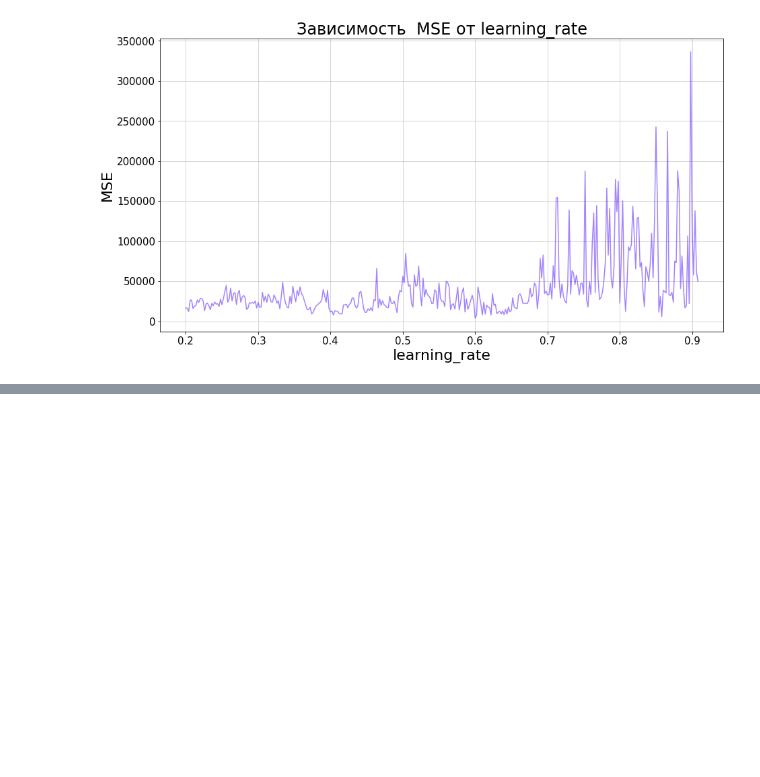
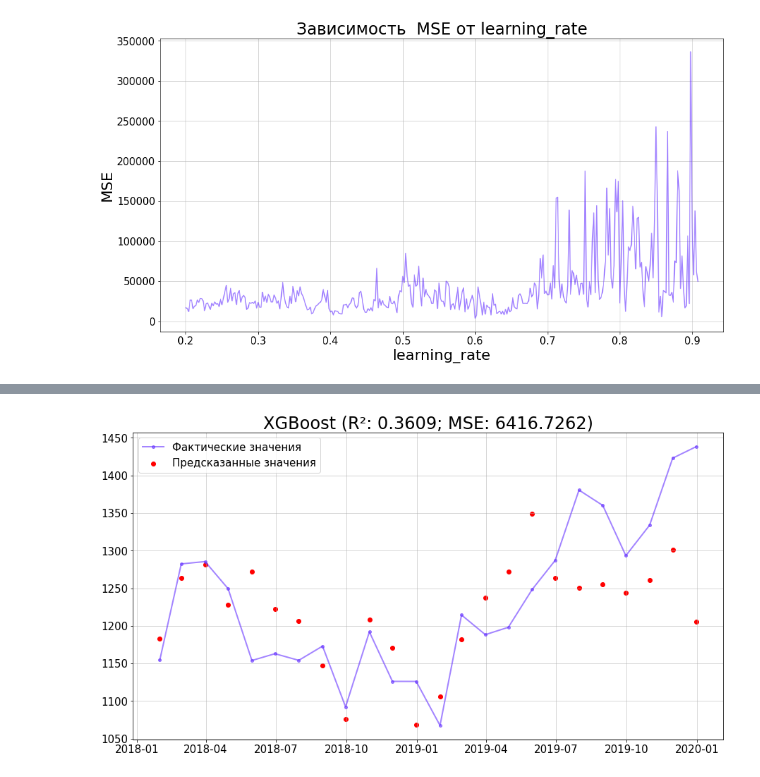
Before and after one commit to xtess16/RTSI, a Jupyter notebook: RTS_machine_learning.ipynb, the cells around one changed output, grey strips where cells are left out. Drawn from its saved outputs; the diff is of its cells as text; code cells hidden in the pictures; blank space fills up the shorter version.

```diff
--- a/RTS_machine_learning.ipynb
+++ b/RTS_machine_learning.ipynb
@@ -562,16 +588,38 @@ plt.show()
+# %%
+xgboost_params = {
+    'n_estimators': np.arange(15, 51, 1),
+    'max_depth': np.arange(5, 12, 2),
+    'learning_rate': np.arange(.4, .71, .1),
+    'min_child_weight': np.arange(1, 3),
+    'subsample': np.arange(.3, 1, .3),
+    'colsample_bytree': np.arange(.3, 1, .3)
+}
+
+count = reduce(lambda x, y: x*y, map(len, xgboost_params.values()))
+
+boosts = []
+for args in tqdm(product(*xgboost_params.values()), total=count):
+    params = dict(zip(xgboost_params.keys(), args))
+    xgb_model = XGBRegressor(booster='gbtree', n_jobs=-1, random_state=random_state, **params)
+    best_xgb_model = xgb_model.fit(Xtrn, Ytrn)
+    predicted = best_xgb_model.predict(Xtest)
+    xgb_r2 = r2_score(Ytest, predicted)
+    xgb_mse = mse(Ytest, predicted)
+    if xgb_mse <= 15_000:
+        boosts.append((best_xgb_model, predicted, xgb_r2, xgb_mse))
 # %%
 xgboost_params = {
-    'n_estimators': np.arange(10, 41, 5),
-    'max_depth': np.arange(5, 16, 2),
-    'learning_rate': np.arange(.1, 1.1, .1),
-    'min_child_weight': np.arange(1, 5),
+    'n_estimators': np.arange(50, 111, 5),
+    'max_depth': np.arange(5, 10, 2),
+    'learning_rate': np.arange(.4, .8, .1),
+    'min_child_weight': np.arange(1, 4),
     'subsample': np.arange(.3, 1, .2),
     'colsample_bytree': np.arange(.3, 1, .2)
 }
 
 count = reduce(lambda x, y: x*y, map(len, xgboost_params.values()))
 
-boosts = []
+boosts2 = []
 for args in tqdm(product(*xgboost_params.values()), total=count):
     params = dict(zip(xgboost_params.keys(), args))
     xgb_model = XGBRegressor(booster='gbtree', n_jobs=-1, random_state=random_state, **params)
@@ -580,8 +628,12 @@ for args in tqdm(product(*xgboost_params.values()), total=count):
     xgb_r2 = r2_score(Ytest, predicted)
     xgb_mse = mse(Ytest, predicted)
     if xgb_mse <= 15_000:
-        boosts.append((best_xgb_model, predicted, xgb_r2, xgb_mse))
+        boosts2.append((best_xgb_model, predicted, xgb_r2, xgb_mse))
+# %%
+boosts = sorted(boosts, key=lambda x: x[-1])
+boosts2 = sorted(boosts2, key=lambda x: x[-1])
 # %%
 min_xgboost = min(boosts, key=lambda x: x[-1])
+min_xgboost2 = min(boosts2, key=lambda x: x[-1])
 # %%
 min_xgboost
@@ -593,0 +665,8 @@ plt.show()
+# %%
+plt.plot(Ytest.sort_index(), marker='o', markersize=4, linewidth=2, color='#63f9', label='Фактические значения')
+plt.scatter(Ytest.index, min_xgboost2[0].predict(Xtest), color='red', label='Предсказанные значения')
+plt.title(f'XGBoost (R{chr(178)}: {min_xgboost2[-2]:.4f}; MSE: {min_xgboost2[-1]:.4f})')
+plt.legend()
+plt.show()
+# %% [output]
+[figure, added]
```
Also changed, not shown: parts of 8 cells of this notebook.
